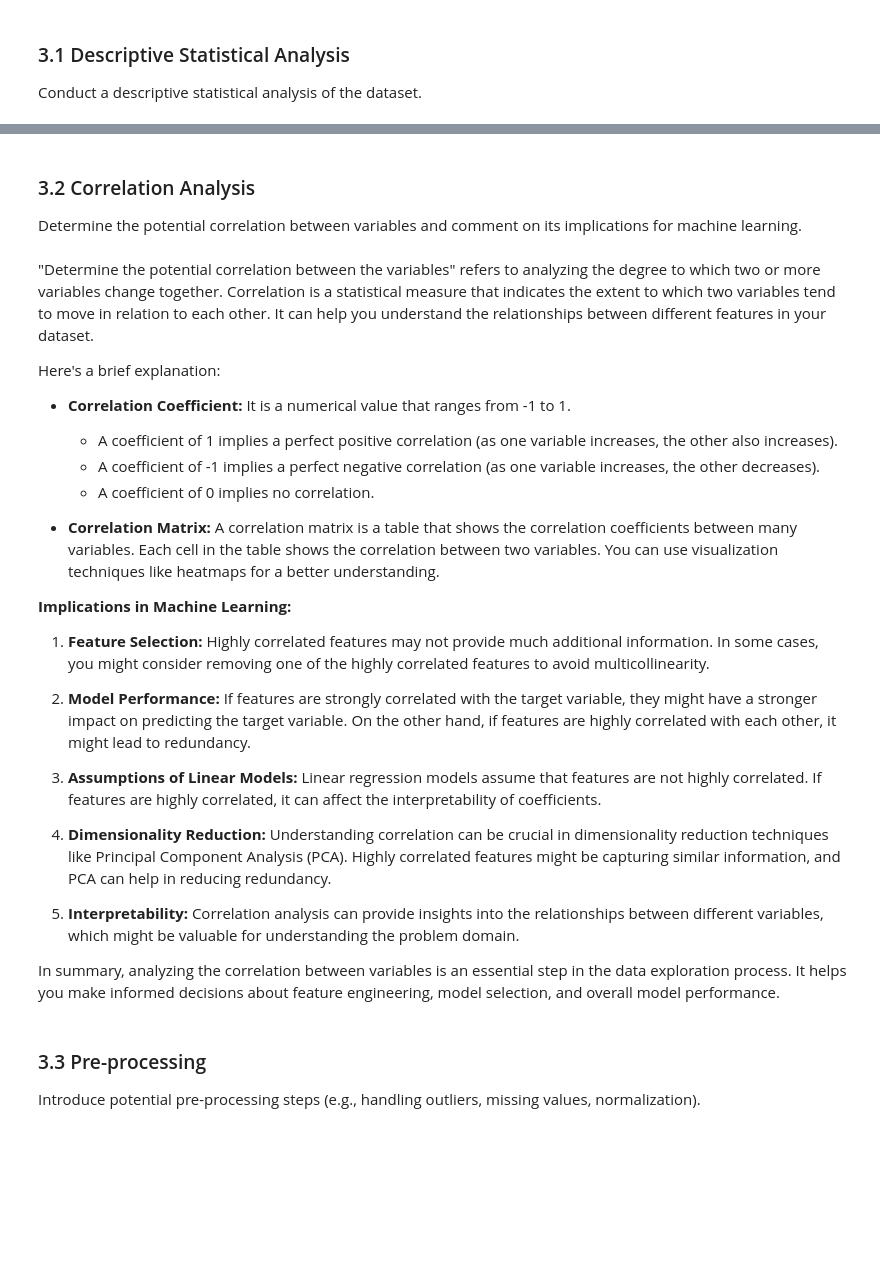
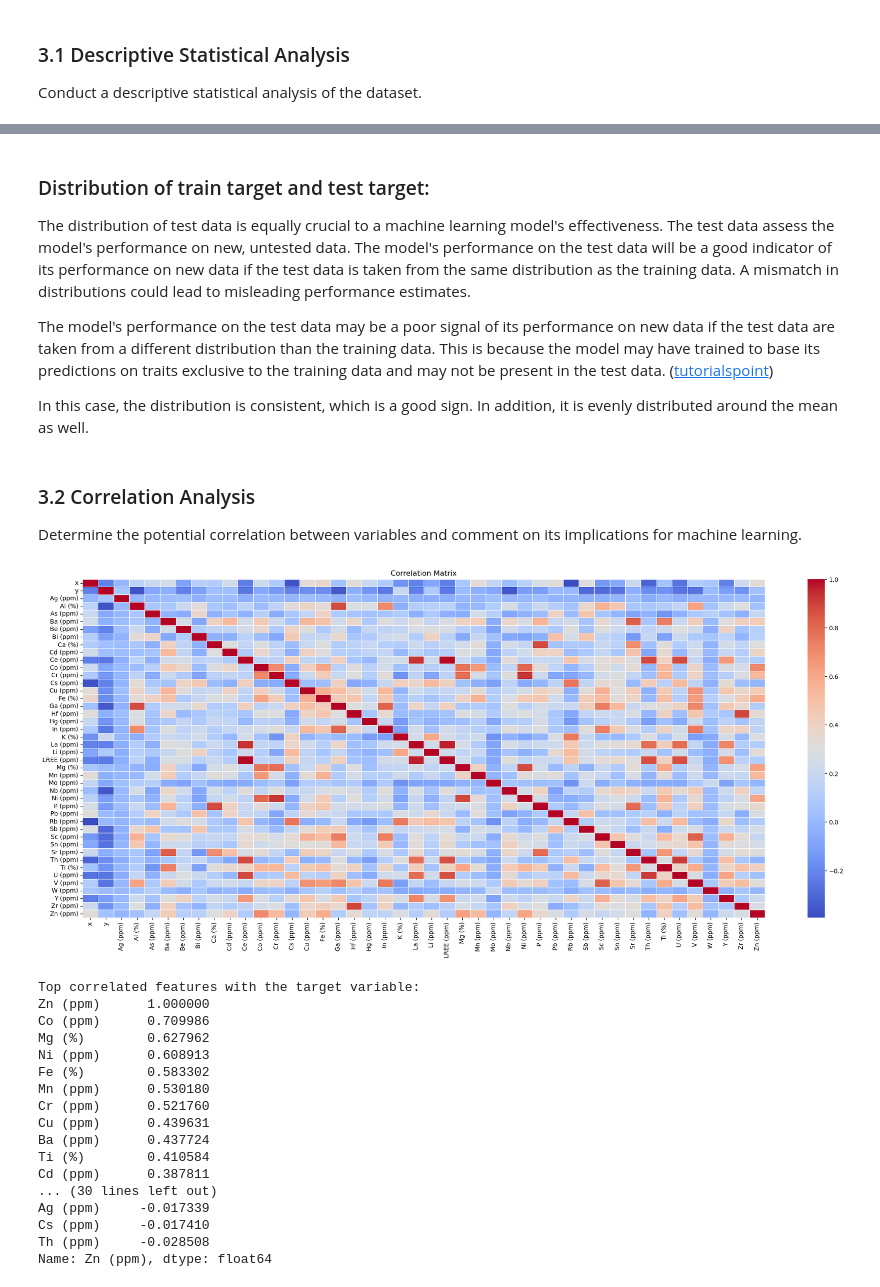
Before and after one commit to rodreras/StreamSamples_ML, a Jupyter notebook: milestone1/03_statistical_exploration.ipynb, the cells around one changed output, grey strips where cells are left out. Saved outputs shown, nothing was run; the diff lists cells and outputs as text; code cells hidden in the pictures; blank space fills up the shorter version.

```diff
--- a/milestone1/03_statistical_exploration.ipynb
+++ b/milestone1/03_statistical_exploration.ipynb
@@ -37,29 +82,12 @@ plt.show()
+# %% [markdown]
+### Distribution of train target and test target:
+
+The distribution of test data is equally crucial to a machine learning model's effectiveness. The test data assess the model's performance on new, untested data. The model's performance on the test data will be a good indicator of its performance on new data if the test data is taken from the same distribution as the training data. A mismatch in distributions could lead to misleading performance estimates.
+
+The model's performance on the test data may be a poor signal of its performance on new data if the test data are taken from a different distribution than the training data. This is because the model may have trained to base its predictions on traits exclusive to the training data and may not be present in the test data. ([tutorialspoint](https://www.tutorialspoint.com/distribution-of-test-data-vs-distribution-of-training-data#:~:text=The%20Importance%20of%20the%20Distribution%20of%20Test%20Data&text=The%20test%20data%20assess%20the,distribution%20as%20the%20training%20data. "Distribution of Test Data vs. Distribution of Training Data"))
+
+In this case, the distribution is consistent, which is a good sign. In addition, it is evenly distributed around the mean as well.
 # %% [markdown]
 
 ### 3.2 Correlation Analysis
 Determine the potential correlation between variables and comment on its implications for machine learning.
-# %% [markdown]
-"Determine the potential correlation between the variables" refers to analyzing the degree to which two or more variables change together. Correlation is a statistical measure that indicates the extent to which two variables tend to move in relation to each other. It can help you understand the relationships between different features in your dataset.
-
-Here's a brief explanation:
-
-- **Correlation Coefficient:** It is a numerical value that ranges from -1 to 1.
-  - A coefficient of 1 implies a perfect positive correlation (as one variable increases, the other also increases).
-  - A coefficient of -1 implies a perfect negative correlation (as one variable increases, the other decreases).
-  - A coefficient of 0 implies no correlation.
-
-- **Correlation Matrix:** A correlation matrix is a table that shows the correlation coefficients between many variables. Each cell in the table shows the correlation between two variables. You can use visualization techniques like heatmaps for a better understanding.
-
-**Implications in Machine Learning:**
-
-1. **Feature Selection:** Highly correlated features may not provide much additional information. In some cases, you might consider removing one of the highly correlated features to avoid multicollinearity.
-
-2. **Model Performance:** If features are strongly correlated with the target variable, they might have a stronger impact on predicting the target variable. On the other hand, if features are highly correlated with each other, it might lead to redundancy.
-
-3. **Assumptions of Linear Models:** Linear regression models assume that features are not highly correlated. If features are highly correlated, it can affect the interpretability of coefficients.
-
-4. **Dimensionality Reduction:** Understanding correlation can be crucial in dimensionality reduction techniques like Principal Component Analysis (PCA). Highly correlated features might be capturing similar information, and PCA can help in reducing redundancy.
-
-5. **Interpretability:** Correlation analysis can provide insights into the relationships between different variables, which might be valuable for understanding the problem domain.
-
-In summary, analyzing the correlation between variables is an essential step in the data exploration process. It helps you make informed decisions about feature engineering, model selection, and overall model performance.
@@ -68,3 +93,0 @@ In summary, analyzing the correlation between variables is an essential step in
-# %% [markdown]
-### 3.3 Pre-processing
-Introduce potential pre-processing steps (e.g., handling outliers, missing values, normalization).
@@ -72,0 +94,37 @@ Introduce potential pre-processing steps (e.g., handling outliers, missing value
+# %%
+target_variable = df_train.columns[-1]
+
+# Calculate correlation matrix
+correlation_matrix = df_train.corr()
+
+# Plot heatmap of the correlation matrix
+plt.figure(figsize=(25, 10))
+sns.heatmap(correlation_matrix, annot=False, cmap='coolwarm', fmt=".2f", linewidths=.5)
+plt.title('Correlation Matrix')
+plt.show()
+
+# Extract correlations with the target variable
+target_correlations = correlation_matrix[target_variable].sort_values(ascending=False)
+
+# Display top correlated features with the target variable
+print("Top correlated features with the target variable:")
+print(target_correlations)
+# %% [output]
+[figure, added]
+Top correlated features with the target variable:
+Zn (ppm)      1.000000
+Co (ppm)      0.709986
+Mg (%)        0.627962
+Ni (ppm)      0.608913
+Fe (%)        0.583302
+Mn (ppm)      0.530180
+Cr (ppm)      0.521760
+Cu (ppm)      0.439631
+Ba (ppm)      0.437724
+Ti (%)        0.410584
+Cd (ppm)      0.387811
+... (30 lines left out)
+Ag (ppm)     -0.017339
+Cs (ppm)     -0.017410
+Th (ppm)     -0.028508
+Name: Zn (ppm), dtype: float64
```
Also changed, not shown: parts of 11 cells of this notebook, 3 other files.
